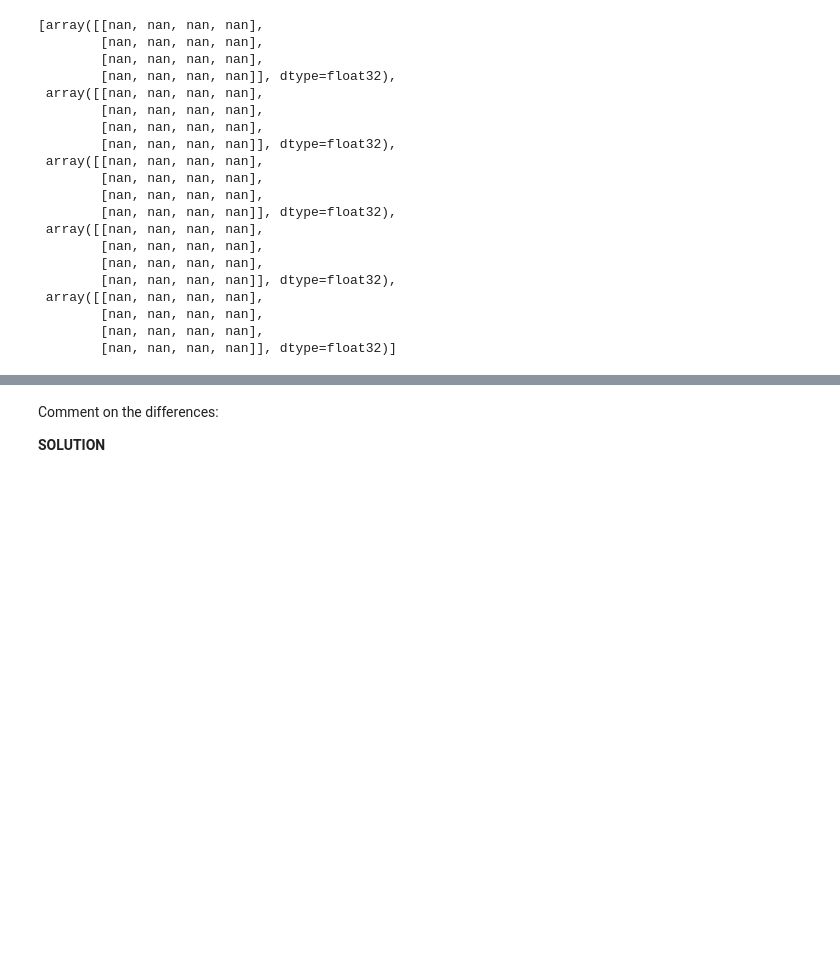
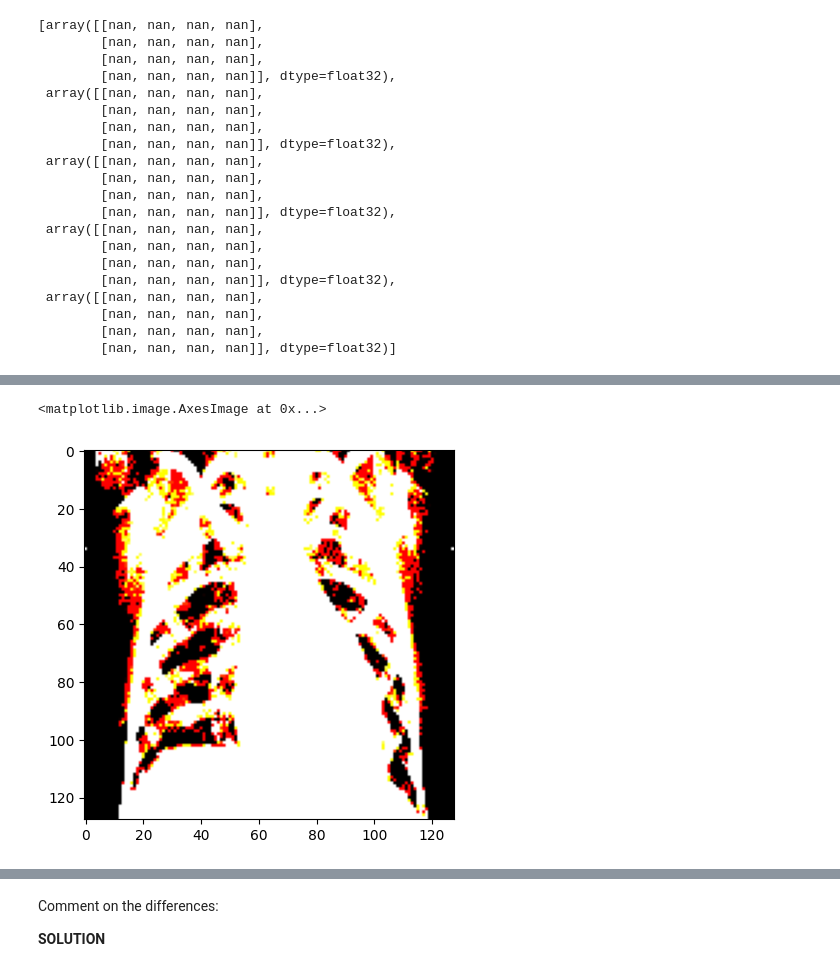
Before and after one commit to MarioROT/CV-MAI, a Jupyter notebook: Session 8/lab_08_2_Visual_Explanations_GradCam.ipynb, the cells around one changed output, grey strips where cells are left out. Saved outputs shown, nothing was run; the diff lists cells and outputs as text; code cells hidden in the pictures; blank space fills up the shorter version.

```diff
--- a/Session 8/lab_08_2_Visual_Explanations_GradCam.ipynb
+++ b/Session 8/lab_08_2_Visual_Explanations_GradCam.ipynb
@@ -572,0 +678,3 @@ heatmaps
+# %%
+plt.imshow(images[0])
+# %% [output]
@@ -572,0 +682,2 @@ heatmaps
+<matplotlib.image.AxesImage at 0x...>
+[figure, added]
```
Also changed, not shown: parts of 21 cells of this notebook.
